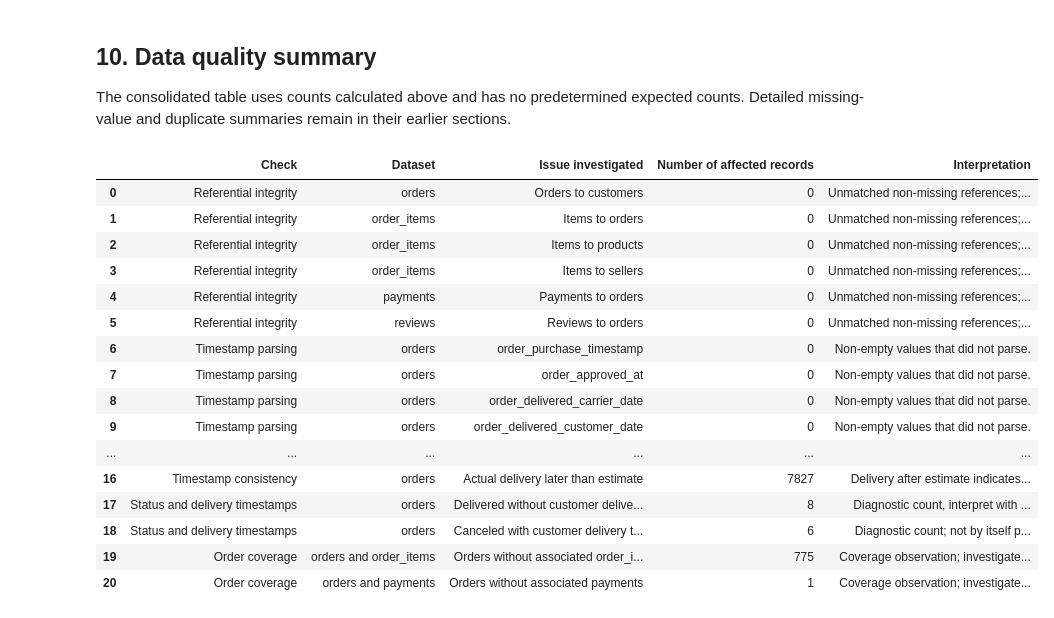
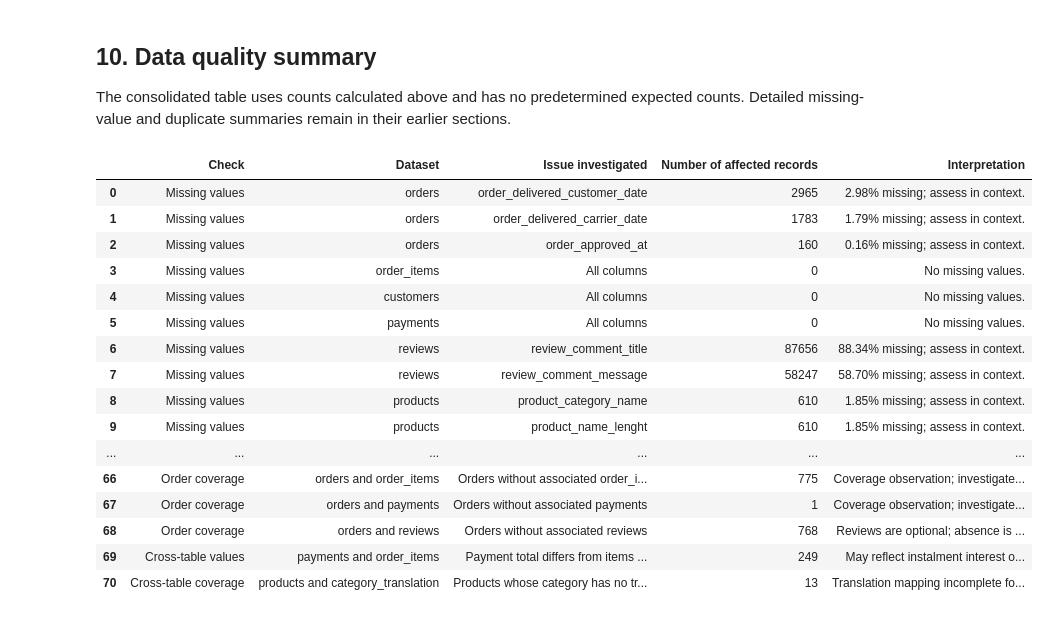
Before and after one commit to hamzafarha/CallVerse, a Jupyter notebook: notebooks/02_data_quality_validation.ipynb, the cells around one changed output. Saved outputs shown, nothing was run; the diff lists cells and outputs as text; code cells hidden in the pictures.

Commit message:
add feature engineering and analytical datasets

```diff
--- a/notebooks/02_data_quality_validation.ipynb
+++ b/notebooks/02_data_quality_validation.ipynb
@@ -73,6 +75,8 @@ for dataset_name, dataset in datasets.items():
     missing_summaries[dataset_name] = summary
     for _, row in summary[summary.missing_values > 0].iterrows():
         quality_findings.append({"Check": "Missing values", "Dataset": dataset_name, "Issue investigated": row.column, "Number of affected records": int(row.missing_values), "Interpretation": f"{row.missing_percent:.2f}% missing; assess in context."})
+    if summary.missing_values.sum() == 0:
+        quality_findings.append({"Check": "Missing values", "Dataset": dataset_name, "Issue investigated": "All columns", "Number of affected records": 0, "Interpretation": "No missing values."})
     print("\nMissing values:", dataset_name)
     display(summary)
     relevant = summary[(summary.missing_values > 0) & summary.column.isin(callverse_columns.get(dataset_name, []))]
@@ -135,6 +139,6 @@ Completely identical rows differ from repeated identifiers. Check expected recor
 # %%
 duplicate_findings = []
-key_expectations = {"orders": ["order_id"], "customers": ["customer_id"], "order_items": [["order_id", "order_item_id"]], "products": ["product_id"], "sellers": ["seller_id"], "reviews": ["review_id"]}
+key_expectations = {"orders": ["order_id"], "customers": ["customer_id"], "order_items": [["order_id", "order_item_id"]], "products": ["product_id"], "sellers": ["seller_id"], "reviews": ["review_id", ["review_id", "order_id"]], "category_translation": ["product_category_name"]}
 for name, dataset in datasets.items():
     exact_count = int(dataset.duplicated().sum())
     duplicate_findings.append({"dataset": name, "check": "Completely duplicated rows", "columns": "all columns", "affected_records": exact_count})
@@ -145,11 +149,12 @@ for name, dataset in datasets.items():
             repeated_count = int(dataset.duplicated(subset=columns, keep=False).sum())
             duplicate_findings.append({"dataset": name, "check": "Repeated expected identifier", "columns": ", ".join(columns), "affected_records": repeated_count})
             quality_findings.append({"Check": "Identifier uniqueness", "Dataset": name, "Issue investigated": ", ".join(columns), "Number of affected records": repeated_count, "Interpretation": "Rows with repeated expected record key; inspect before joining."})
-    for column in ["order_id", "customer_id"]:
+    for column in ["order_id", "customer_id", "customer_unique_id"]:
         if column in dataset and column not in key_expectations.get(name, []):
             count = int(dataset[column].duplicated(keep=False).sum())
             if count:
                 duplicate_findings.append({"dataset": name, "check": "Repeated identifier (may be legitimate)", "columns": column, "affected_records": count})
+                quality_findings.append({"Check": "Repeated identifier", "Dataset": name, "Issue investigated": column, "Number of affected records": count, "Interpretation": "May be legitimate: table granularity or repeat customers."})
 duplicate_summary = pd.DataFrame(duplicate_findings)
 display(duplicate_summary)
 # %% [output]
@@ -299,8 +451,11 @@ if orders_df is not None and "order_id" in orders_df:
             child_ids = set(dataset.order_id.dropna().unique())
             absent = len(order_ids - child_ids)
             coverage.append({"dataset": name, "rows": len(dataset), "distinct order IDs": len(child_ids), "orders without matching rows": absent})
-            if name in ["order_items", "payments"]:
-                quality_findings.append({"Check": "Order coverage", "Dataset": "orders and " + name, "Issue investigated": "Orders without associated " + name, "Number of affected records": absent, "Interpretation": "Coverage observation; investigate table scope before calling it a defect."})
+            if name == "reviews":
+                interpretation = "Reviews are optional; absence is expected for some orders."
+            else:
+                interpretation = "Coverage observation; investigate table scope before calling it a defect."
+            quality_findings.append({"Check": "Order coverage", "Dataset": "orders and " + name, "Issue investigated": "Orders without associated " + name, "Number of affected records": absent, "Interpretation": interpretation})
 display(pd.DataFrame(coverage))
 # %% [output]
 |  | dataset | rows | distinct order IDs | orders without matching rows |
@@ -308,3 +463,28 @@ display(pd.DataFrame(coverage))
 | 1 | order_items | 112650 | 98666 | 775.0 |
 | 2 | payments | 103886 | 99440 | 1.0 |
 | 3 | reviews | 99224 | 98673 | 768.0 |
+# %%
+order_items_df = datasets.get("order_items")
+payments_df = datasets.get("payments")
+if order_items_df is not None and payments_df is not None:
+    # Totals are computed only for this check
+    item_value = order_items_df["price"] + order_items_df["freight_value"]
+    items_total = item_value.groupby(order_items_df["order_id"]).sum()
+    payments_total = payments_df.groupby("order_id")["payment_value"].sum()
+    totals = pd.DataFrame({"items_plus_freight": items_total, "payments": payments_total}).dropna()
+    totals["difference"] = totals["payments"] - totals["items_plus_freight"]
+    differs = totals["difference"].abs() > 1.0  # tolerance of 1 BRL for rounding
+    print("Orders with both items and payments:", len(totals))
+    print("Orders whose payments differ from items + freight by more than 1 BRL:", int(differs.sum()))
+    display(totals.loc[differs, "difference"].describe().round(2).to_frame("payments_minus_items"))
+    quality_findings.append({"Check": "Cross-table values", "Dataset": "payments and order_items", "Issue investigated": "Payment total differs from items + freight by > 1 BRL", "Number of affected records": int(differs.sum()), "Interpretation": "May reflect instalment interest or vouchers; investigate."})
+
+products_df = datasets.get("products")
+translation_df = datasets.get("category_translation")
+if products_df is not None and translation_df is not None:
+    product_categories = set(products_df["product_category_name"].dropna())
+    untranslated = sorted(product_categories - set(translation_df["product_category_name"]))
+    affected_products = int(products_df["product_category_name"].isin(untranslated).sum())
+    print("Product categories without an English translation:", untranslated)
+    print("Products in those categories:", affected_products)
+    quality_findings.append({"Check": "Cross-table coverage", "Dataset": "products and category_translation", "Issue investigated": "Products whose category has no translation", "Number of affected records": affected_products, "Interpretation": "Translation mapping incomplete for " + str(len(untranslated)) + " categories."})
@@ -314,22 +508,23 @@ display(pd.DataFrame(coverage))
 The consolidated table uses counts calculated above and has no predetermined expected counts. Detailed missing-value and duplicate summaries remain in their earlier sections.
 # %%
 quality_summary = pd.DataFrame(quality_findings, columns=["Check", "Dataset", "Issue investigated", "Number of affected records", "Interpretation"])
-display(quality_summary)
+with pd.option_context("display.max_rows", None):  # show every row of the summary
+    display(quality_summary)
 # %% [output]
 |  | Check | Dataset | Issue investigated | Number of affected records | Interpretation |
-| 0 | Referential integrity | orders | Orders to customers | 0 | Unmatched non-missing references;... |
-| 1 | Referential integrity | order_items | Items to orders | 0 | Unmatched non-missing references;... |
-| 2 | Referential integrity | order_items | Items to products | 0 | Unmatched non-missing references;... |
-| 3 | Referential integrity | order_items | Items to sellers | 0 | Unmatched non-missing references;... |
-| 4 | Referential integrity | payments | Payments to orders | 0 | Unmatched non-missing references;... |
-| 5 | Referential integrity | reviews | Reviews to orders | 0 | Unmatched non-missing references;... |
-| 6 | Timestamp parsing | orders | order_purchase_timestamp | 0 | Non-empty values that did not parse. |
-| 7 | Timestamp parsing | orders | order_approved_at | 0 | Non-empty values that did not parse. |
-| 8 | Timestamp parsing | orders | order_delivered_carrier_date | 0 | Non-empty values that did not parse. |
-| 9 | Timestamp parsing | orders | order_delivered_customer_date | 0 | Non-empty values that did not parse. |
+| 0 | Missing values | orders | order_delivered_customer_date | 2965 | 2.98% missing; assess in context. |
+| 1 | Missing values | orders | order_delivered_carrier_date | 1783 | 1.79% missing; assess in context. |
+| 2 | Missing values | orders | order_approved_at | 160 | 0.16% missing; assess in context. |
+| 3 | Missing values | order_items | All columns | 0 | No missing values. |
+| 4 | Missing values | customers | All columns | 0 | No missing values. |
+| 5 | Missing values | payments | All columns | 0 | No missing values. |
+| 6 | Missing values | reviews | review_comment_title | 87656 | 88.34% missing; assess in context. |
+| 7 | Missing values | reviews | review_comment_message | 58247 | 58.70% missing; assess in context. |
+| 8 | Missing values | products | product_category_name | 610 | 1.85% missing; assess in context. |
+| 9 | Missing values | products | product_name_lenght | 610 | 1.85% missing; assess in context. |
 | ... | ... | ... | ... | ... | ... |
-| 16 | Timestamp consistency | orders | Actual delivery later than estimate | 7827 | Delivery after estimate indicates... |
-| 17 | Status and delivery timestamps | orders | Delivered without customer delive... | 8 | Diagnostic count, interpret with ... |
-| 18 | Status and delivery timestamps | orders | Canceled with customer delivery t... | 6 | Diagnostic count; not by itself p... |
-| 19 | Order coverage | orders and order_items | Orders without associated order_i... | 775 | Coverage observation; investigate... |
-| 20 | Order coverage | orders and payments | Orders without associated payments | 1 | Coverage observation; investigate... |
+| 66 | Order coverage | orders and order_items | Orders without associated order_i... | 775 | Coverage observation; investigate... |
+| 67 | Order coverage | orders and payments | Orders without associated payments | 1 | Coverage observation; investigate... |
+| 68 | Order coverage | orders and reviews | Orders without associated reviews | 768 | Reviews are optional; absence is ... |
+| 69 | Cross-table values | payments and order_items | Payment total differs from items ... | 249 | May reflect instalment interest o... |
+| 70 | Cross-table coverage | products and category_translation | Products whose category has no tr... | 13 | Translation mapping incomplete fo... |
```
Also changed, not shown: parts of 24 cells of this notebook, 3 other files.
